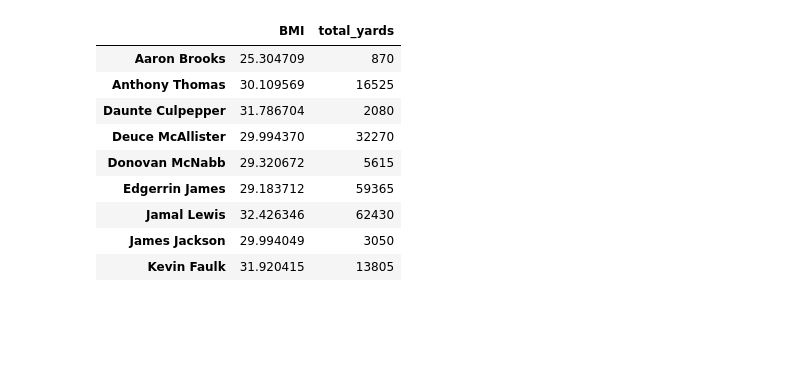
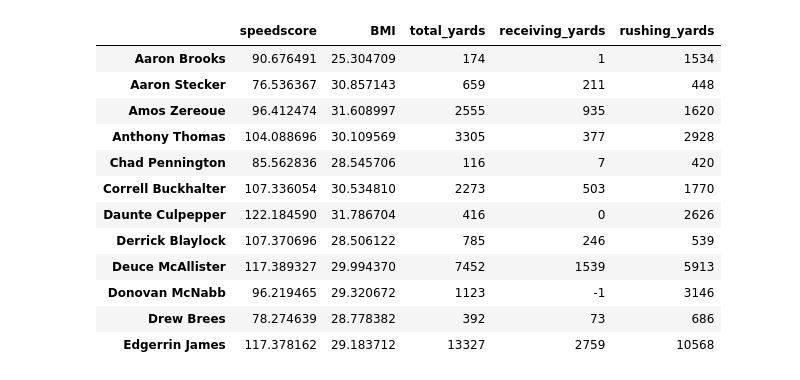
Before and after one commit to kpolimis/nfl-combine-evaluation, a Jupyter notebook: data/combineDataTest.ipynb, the cells around one changed output. Saved outputs shown, nothing was run; the diff lists cells and outputs as text; code cells hidden in the pictures; blank space fills up the shorter version.

```diff
--- a/data/combineDataTest.ipynb
+++ b/data/combineDataTest.ipynb
@@ -12,28 +14,31 @@ rr = pd.read_sql_query('SELECT * FROM rr', con)
 passing = pd.read_sql_query('SELECT * FROM passing', con)
 # %%
 rr['total_yards'] = rr['receiving_yards'] + rr['rushing_yards']
-ydsData = rr[rr['position'].isin(['QB' , 'RB'])]
+ydsData = rr[rr['position'].isin(['QB' , 'RB' , 'qb' , 'rb'])]
 ydsData = ydsData.set_index(ydsData['name'])
-ydsData = ydsData.groupby(['name'])['total_yards'].sum()
+ydsData = ydsData.groupby(['name'])['total_yards', 'receiving_yards','rushing_yards'].sum()
 ydsData = ydsData.dropna()
 ydsData = ydsData.drop_duplicates()
 # %%
-combineData = combine[combine['position'].isin(['QB' , 'RB'])]
+combineData = combine[combine['position'].isin(['QB' , 'RB', 'qb' , 'rb'])]
 combineData = combineData.set_index(combineData['name'])
-combineData = combineData['BMI']
+combineData = combineData[['speedscore','BMI']]
 combineData = combineData.drop_duplicates()
 # %%
-regdata = pd.concat([combineData[0:100],ydsData[0:100]],axis=1)
+regdata = pd.concat([combineData[0:120],ydsData[0:120]],axis=1)
 regdata = regdata.dropna()
 regdata
 # %% [output]
-|  | BMI | total_yards |
-| Aaron Brooks | 25.304709 | 870 |
-| Anthony Thomas | 30.109569 | 16525 |
-| Daunte Culpepper | 31.786704 | 2080 |
-| Deuce McAllister | 29.994370 | 32270 |
-| Donovan McNabb | 29.320672 | 5615 |
-| Edgerrin James | 29.183712 | 59365 |
-| Jamal Lewis | 32.426346 | 62430 |
-| James Jackson | 29.994049 | 3050 |
-| Kevin Faulk | 31.920415 | 13805 |
+|  | speedscore | BMI | total_yards | receiving_yards | rushing_yards |
+| Aaron Brooks | 90.676491 | 25.304709 | 174 | 1 | 1534 |
+| Aaron Stecker | 76.536367 | 30.857143 | 659 | 211 | 448 |
+| Amos Zereoue | 96.412474 | 31.608997 | 2555 | 935 | 1620 |
+| Anthony Thomas | 104.088696 | 30.109569 | 3305 | 377 | 2928 |
+| Chad Pennington | 85.562836 | 28.545706 | 116 | 7 | 420 |
+| Correll Buckhalter | 107.336054 | 30.534810 | 2273 | 503 | 1770 |
+| Daunte Culpepper | 122.184590 | 31.786704 | 416 | 0 | 2626 |
+| Derrick Blaylock | 107.370696 | 28.506122 | 785 | 246 | 539 |
+| Deuce McAllister | 117.389327 | 29.994370 | 7452 | 1539 | 5913 |
+| Donovan McNabb | 96.219465 | 29.320672 | 1123 | -1 | 3146 |
+| Drew Brees | 78.274639 | 28.778382 | 392 | 73 | 686 |
+| Edgerrin James | 117.378162 | 29.183712 | 13327 | 2759 | 10568 |
```
Also changed, not shown: parts of 15 cells of this notebook.
